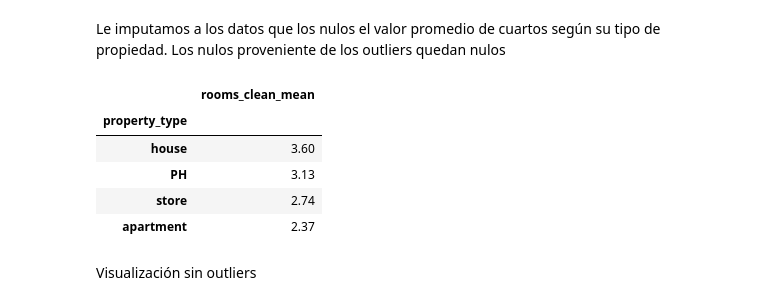
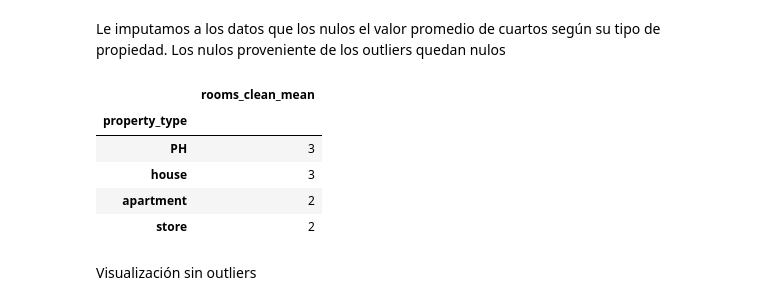
Before and after one commit to Hacho55/DataScience_Grp5, a Jupyter notebook: Entregables/Grupo5_Desafio1.ipynb, the cells around one changed output. Saved outputs shown, nothing was run; the diff lists cells and outputs as text; code cells hidden in the pictures.

```diff
--- a/Entregables/Grupo5_Desafio1.ipynb
+++ b/Entregables/Grupo5_Desafio1.ipynb
@@ -503,14 +504,15 @@ maskOldNulls = maskNotNull_Rooms ==False
 # %%
 meanByProperty_rooms = pd.DataFrame(data.groupby('property_type')['rooms_clean'].mean())
 meanByProperty_rooms.columns = ['rooms_clean_mean']
-meanByProperty_rooms.sort_values(by = 'rooms_clean_mean', ascending=False).round(2)
+meanByProperty_rooms['rooms_clean_mean'] = meanByProperty_rooms['rooms_clean_mean'].apply(lambda x: math.floor(x))
+meanByProperty_rooms.sort_values(by = 'rooms_clean_mean', ascending=False)
 # %% [output]
 |  | rooms_clean_mean |
 | property_type |  |
-| house | 3.60 |
-| PH | 3.13 |
-| store | 2.74 |
-| apartment | 2.37 |
+| PH | 3 |
+| house | 3 |
+| apartment | 2 |
+| store | 2 |
 # %%
 data= data.merge(meanByProperty_rooms, on='property_type')
 # %%
```
Also changed, not shown: parts of 4 cells of this notebook.
